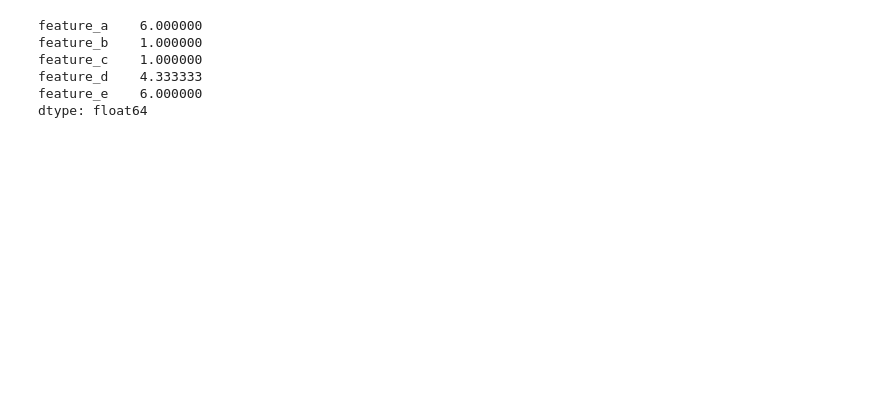
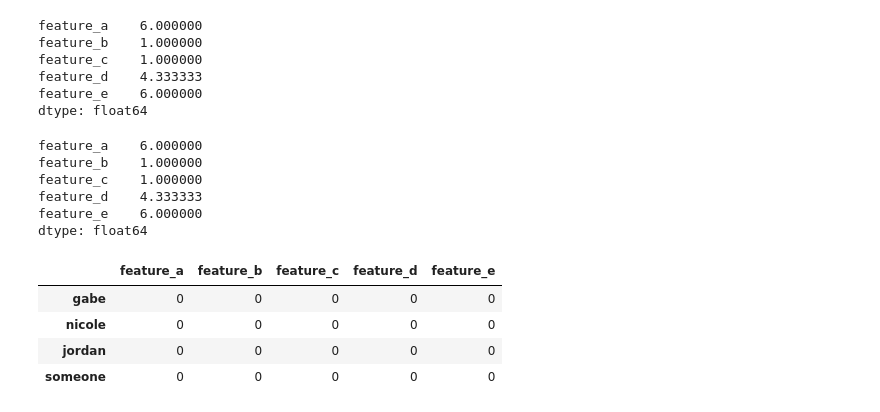
Before and after one commit to Gnishimura/We_Eat, a Jupyter notebook: new_db.ipynb, the cells around one changed output. Drawn from its saved outputs; the diff is of its cells as text; code cells hidden in the pictures; blank space fills up the shorter version.

Commit message:
input initial user data

```diff
--- a/new_db.ipynb
+++ b/new_db.ipynb
@@ -359,6 +375,31 @@ feature_d    4.333333
 feature_e    6.000000
 dtype: float64
 # %%
-def update_restaurant_matrix(restaurant_matrix, user_ratings_dict):
+def average_user_ratings(restaurant_matrix, user_ratings_dict):
+    ratings = restaurant_matrix.copy()
     for key, value in user_ratings_dict.items():
-        restaurant_matrix.loc[key] *= value
+        ratings.loc[key] *= value
+    return ratings.mean()
+# %%
+test = update_restaurant_matrix(X, ratings).mean()
+# %%
+test
+# %% [output]
+feature_a    6.000000
+feature_b    1.000000
+feature_c    1.000000
+feature_d    4.333333
+feature_e    6.000000
+dtype: float64
+# %%
+U = pd.DataFrame(data= [[0, 0, 0, 0, 0], [0, 0, 0, 0, 0], [0, 0, 0, 0, 0], [0, 0, 0, 0, 0]], columns=['feature_a', 'feature_b', 'feature_c', 'feature_d', 'feature_e'], index=['gabe', 'nicole', 'jordan', 'someone'])
+# %%
+U.loc['gabe'] = test
+# %%
+U
+# %% [output]
+|  | feature_a | feature_b | feature_c | feature_d | feature_e |
+| gabe | 0 | 0 | 0 | 0 | 0 |
+| nicole | 0 | 0 | 0 | 0 | 0 |
+| jordan | 0 | 0 | 0 | 0 | 0 |
+| someone | 0 | 0 | 0 | 0 | 0 |
```
Also changed, not shown: parts of 25 cells of this notebook.
